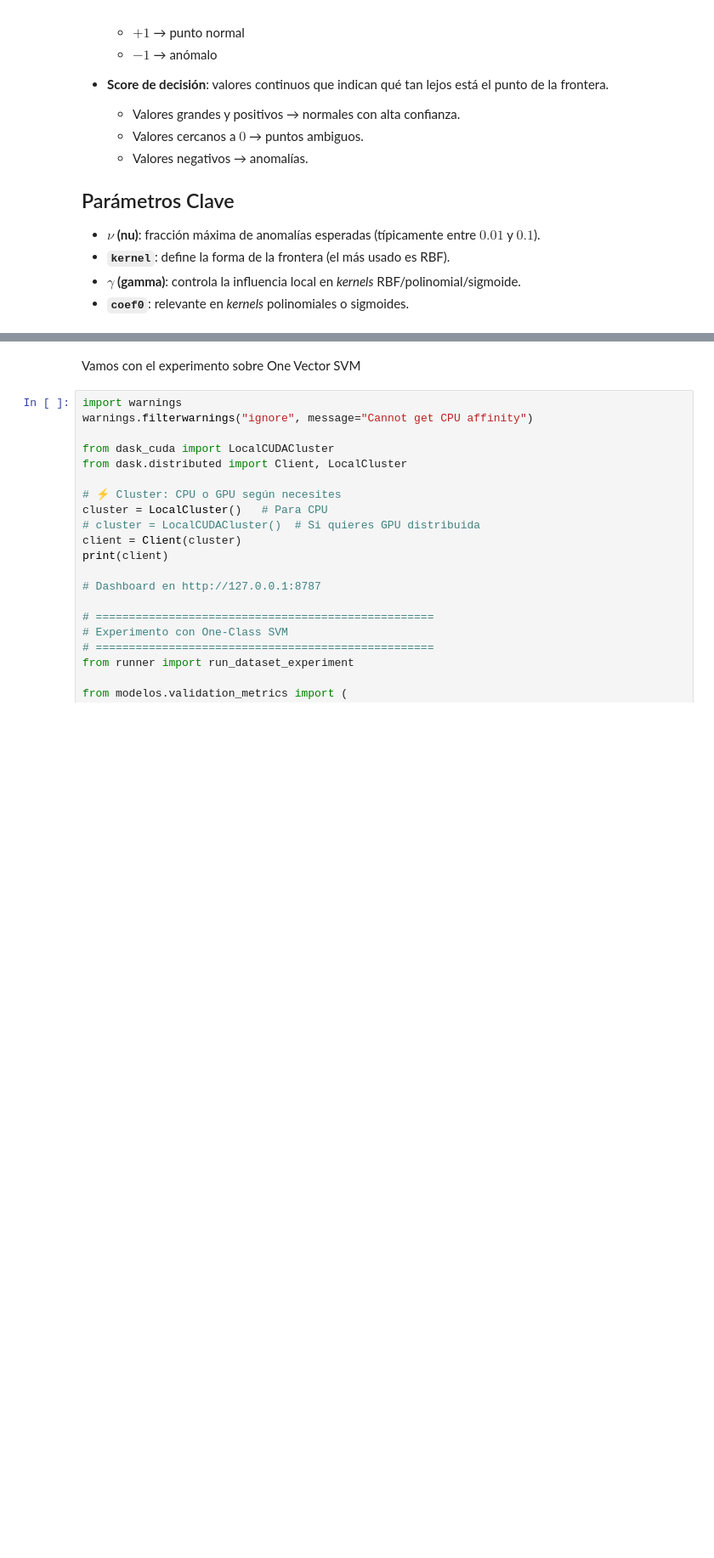
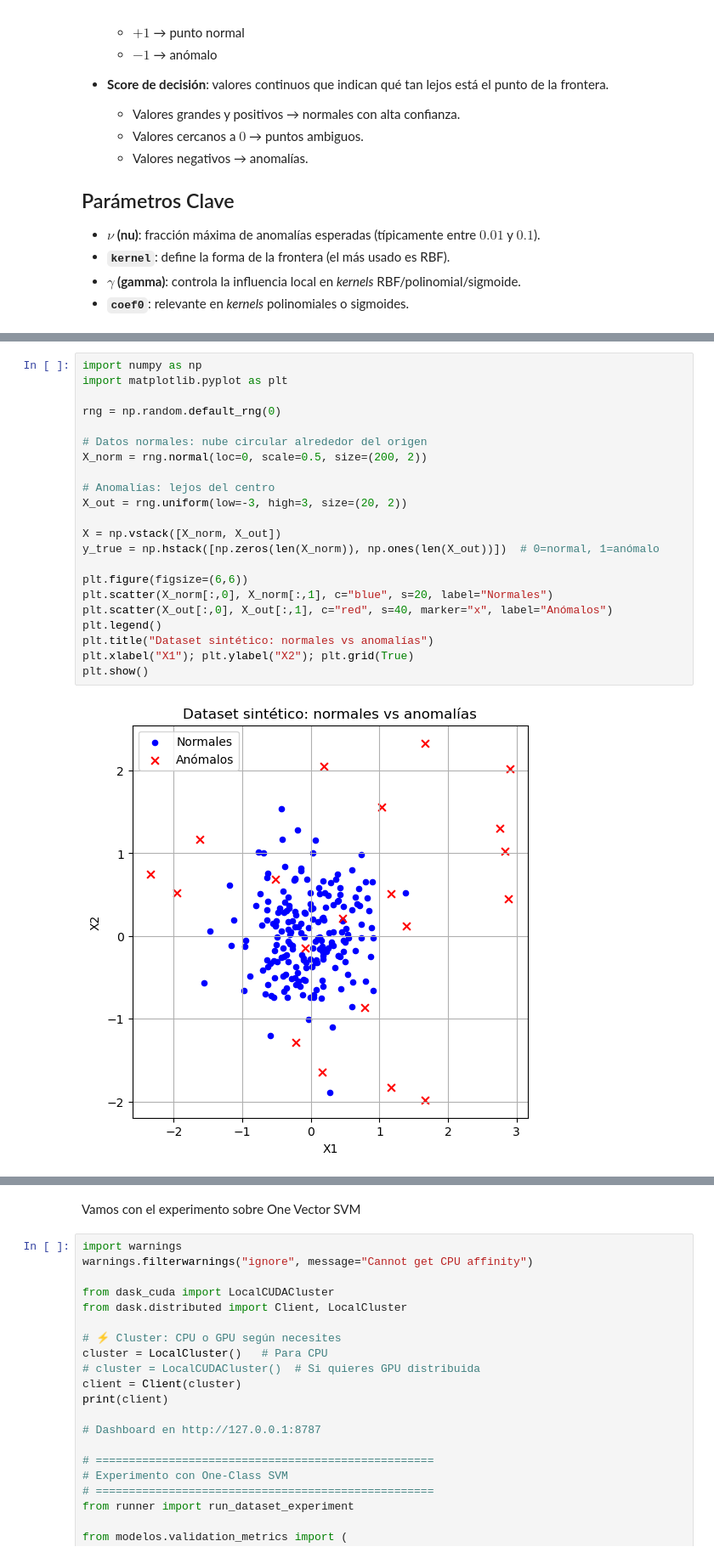
Before and after one commit to PabloAC04/MDF-ANOMALY-DETECTION, a Jupyter notebook: 07_one_class_svm.ipynb, the cells around one changed output, grey strips where cells are left out. Shown: that part at 85% size. Drawn from its saved outputs; the diff is of its cells as text; blank space fills up the shorter version.

```diff
--- a/07_one_class_svm.ipynb
+++ b/07_one_class_svm.ipynb
@@ -339,0 +155,24 @@ Este tipo de modelos permiten aprender representaciones comprimidas de los datos
+# %%
+import numpy as np
+import matplotlib.pyplot as plt
+
+rng = np.random.default_rng(0)
+
+# Datos normales: nube circular alrededor del origen
+X_norm = rng.normal(loc=0, scale=0.5, size=(200, 2))
+
+# Anomalías: lejos del centro
+X_out = rng.uniform(low=-3, high=3, size=(20, 2))
+
+X = np.vstack([X_norm, X_out])
+y_true = np.hstack([np.zeros(len(X_norm)), np.ones(len(X_out))])  # 0=normal, 1=anómalo
+
+plt.figure(figsize=(6,6))
+plt.scatter(X_norm[:,0], X_norm[:,1], c="blue", s=20, label="Normales")
+plt.scatter(X_out[:,0], X_out[:,1], c="red", s=40, marker="x", label="Anómalos")
+plt.legend()
+plt.title("Dataset sintético: normales vs anomalías")
+plt.xlabel("X1"); plt.ylabel("X2"); plt.grid(True)
+plt.show()
+# %% [output]
+[figure, added]
```
Also changed, not shown: parts of 22 cells of this notebook.
